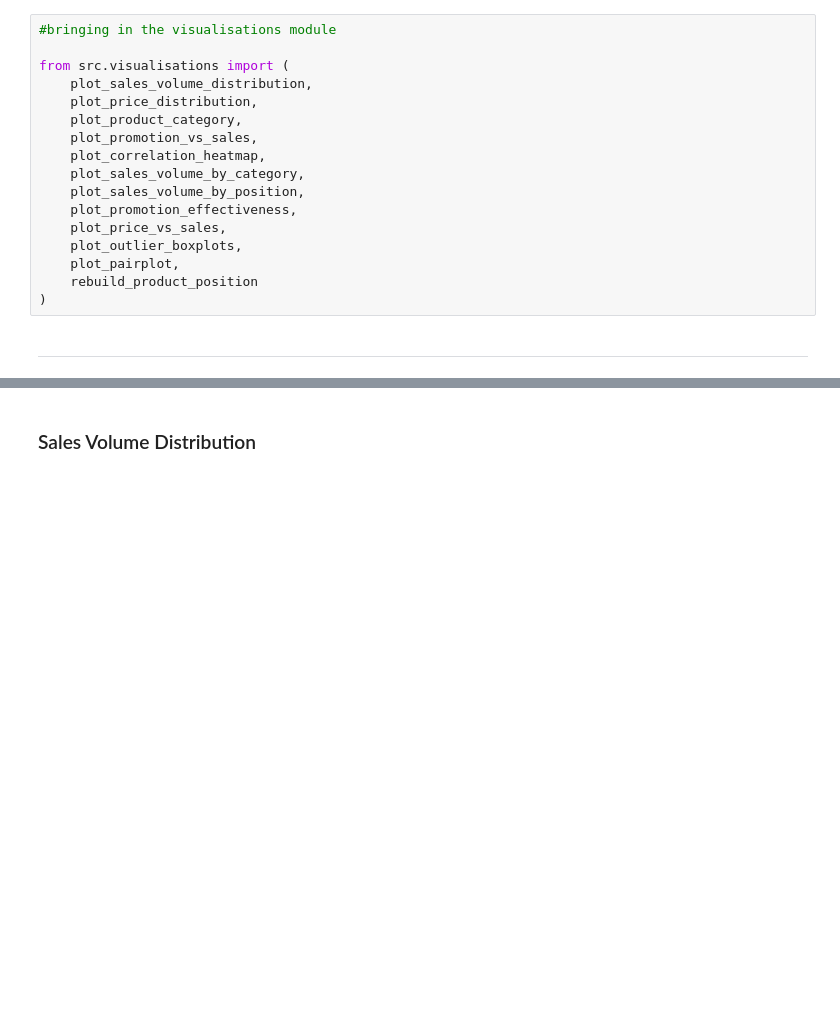
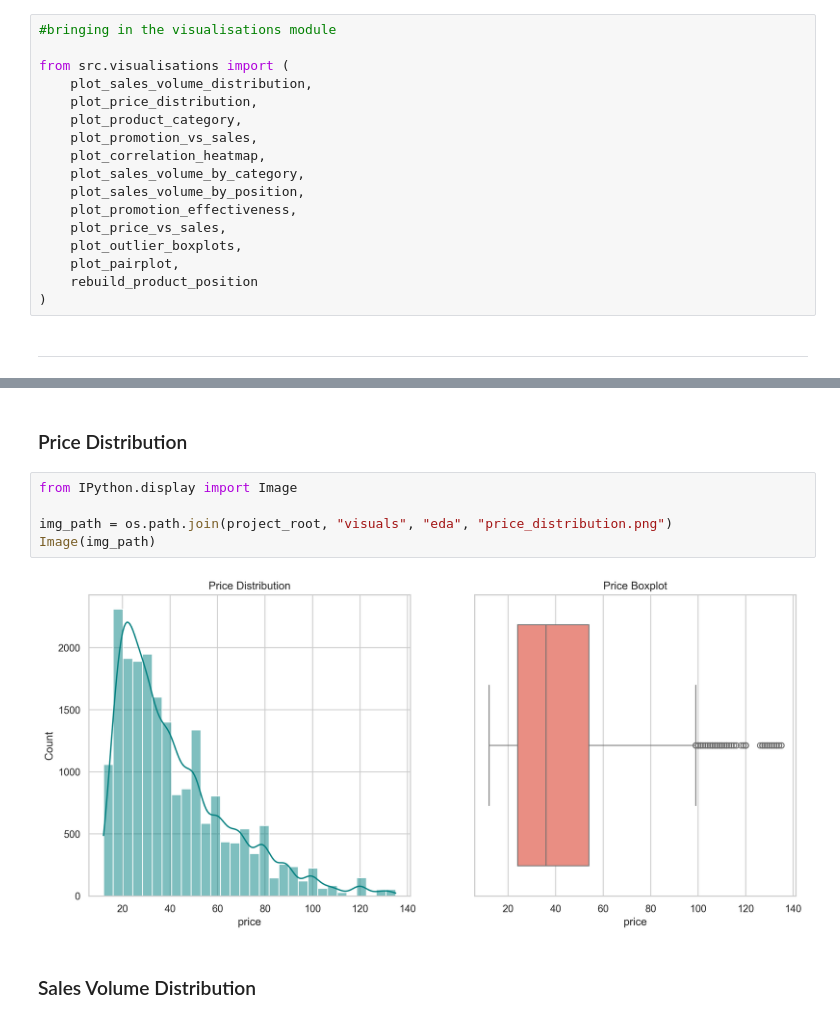
Before and after one commit to cowardclaire/capstone-project, a Jupyter notebook: jupyter_notebooks/Notebook_Template.ipynb, the cells around one changed output, grey strips where cells are left out. Cells and saved outputs as stored; diff of their text form; blank space fills up the shorter version.

```diff
--- a/jupyter_notebooks/Notebook_Template.ipynb
+++ b/jupyter_notebooks/Notebook_Template.ipynb
@@ -177,3 +188,12 @@ from src.visualisations import (
+# %% [markdown]
+### Price Distribution
+# %%
+from IPython.display import Image
+
+img_path = os.path.join(project_root, "visuals", "eda", "price_distribution.png")
+Image(img_path)
+# %% [output]
+[figure, added]
 # %% [markdown]
 ### Sales Volume Distribution
 # %% [markdown]
```
Also changed, not shown: parts of 3 cells of this notebook.
